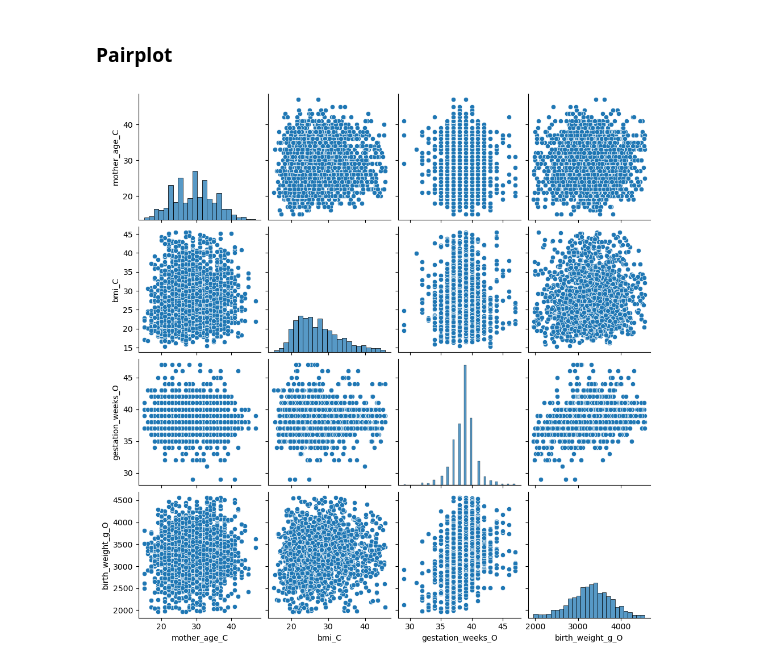
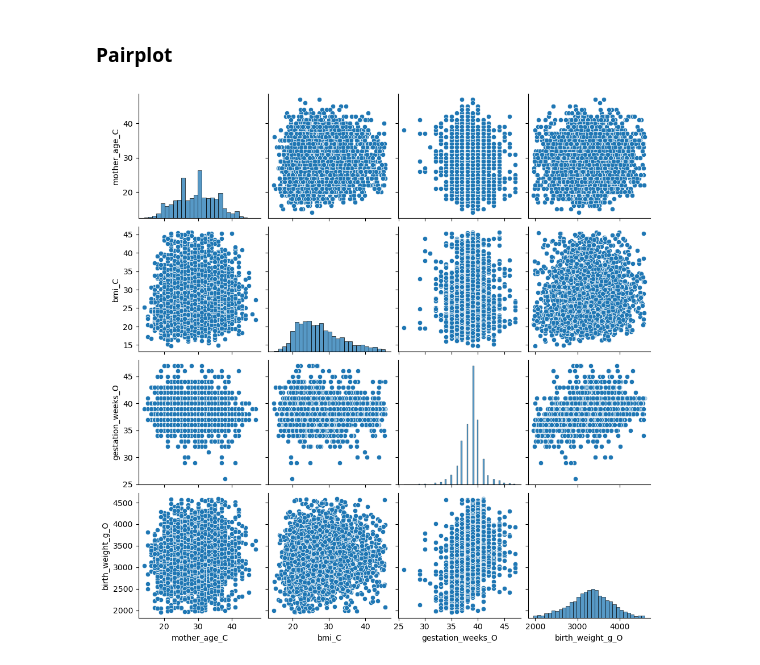
Before and after one commit to alisonmanna/dsan5100-final-project-group4, a Jupyter notebook: eda/eda_alison.ipynb, the cells around one changed output. Saved outputs shown, nothing was run; the diff lists cells and outputs as text; code cells hidden in the pictures.

Commit message:
updated multivar EDA

```diff
--- a/eda/eda_alison.ipynb
+++ b/eda/eda_alison.ipynb
@@ -135,8 +135,7 @@ num_df.head()
 ### Pairplot
 # %%
 # pairplot of sample
-pairplot = sns.pairplot(num_df.sample(n=2000, random_state=5100))
-
-# .sample(n=1000, random_state=5100)
+pairplot = sns.pairplot(num_df.sample(n=3000, random_state=5100))
+plt.savefig("../plots/eda/multivar/pairplot_natality_numeric_sample.png", dpi=300)
 # %% [output]
-[figure, old version]
+[figure, new version]
```
Also changed, not shown: parts of 13 cells of this notebook, 53 other files.
